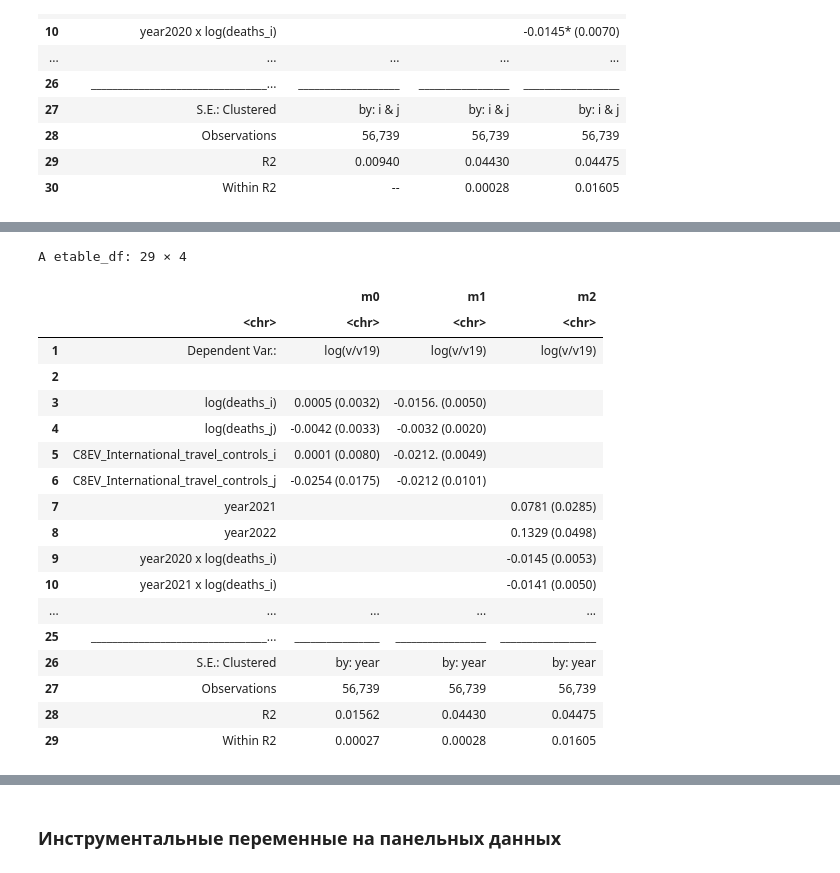
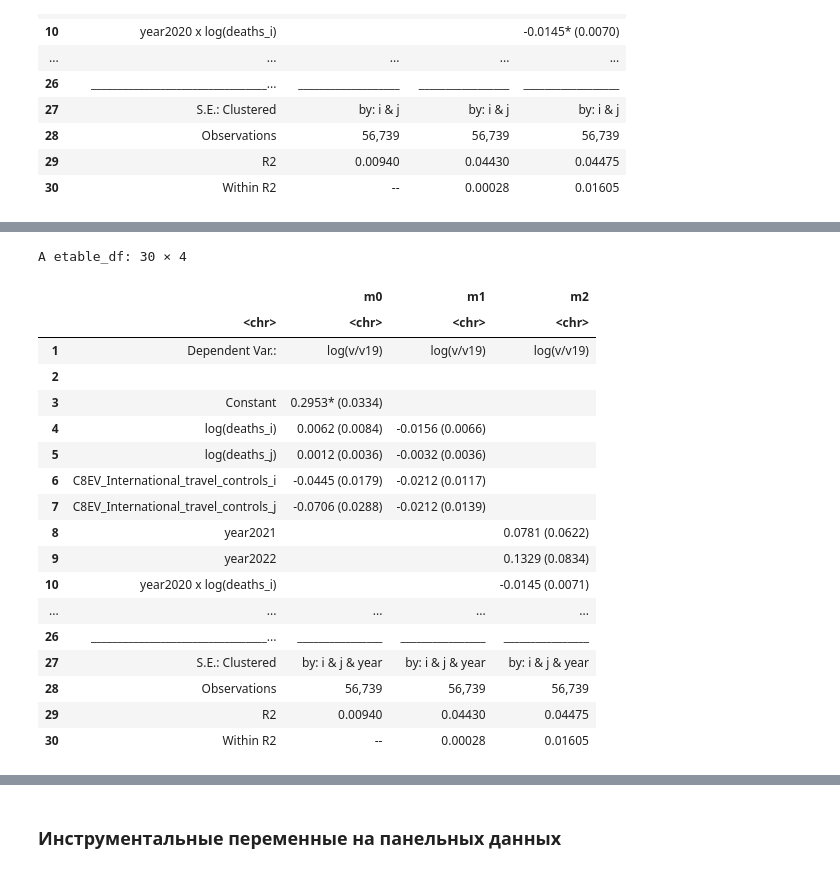
Before and after one commit to xan-d-or/thesis, a Jupyter notebook: analysis/hs0_estimation.ipynb, the cells around one changed output, grey strips where cells are left out. Cells and saved outputs as stored; diff of their text form; code cells hidden in the pictures.

Commit message:
Поправил калстеризацию ошибок с годом

```diff
--- a/analysis/hs0_estimation.ipynb
+++ b/analysis/hs0_estimation.ipynb
@@ -175,27 +175,28 @@ A etable_df: 29 × 4
 # %%
-# Пробую кластеризацию ошибок по годам: с теоретической точки зрения это обосновано тем,
-# что все связанные с одной страной наблюдения связаны, значит и во всём графе наблюдения связаны.
-# При этом если нет автокорреляции (учитывая, что у меня 3 периода, это вроде ОК), то кластеризация по годам именно так и делает.
-# Но в статьях пишут, что нельзя использовать кластеризацию ошибок, если меньше чем 50 кластеров...
-# Интересно, что здесь эффект импортёра значимый, а в предыдущей спецификации эффект экспортёра...
-etable(m0, m1, m2, vcov = ~year, signif.code=signif.code)
+# Всё-таки кластеризовать только по году нельзя, потому что мы в формуле указываем кусочки ошибок которые скоррелированные
+    # Пробую кластеризацию ошибок по годам: с теоретической точки зрения это обосновано тем,
+    # что все связанные с одной страной наблюдения связаны, значит и во всём графе наблюдения связаны.
+    # При этом если нет автокорреляции (учитывая, что у меня 3 периода, это вроде ОК), то кластеризация по годам именно так и делает.
+    # Но в статьях пишут, что нельзя использовать кластеризацию ошибок, если меньше чем 50 кластеров...
+    # Интересно, что здесь эффект импортёра значимый, а в предыдущей спецификации эффект экспортёра...
+etable(m0, m1, m2, vcov = ~i+j+year, signif.code=signif.code)
 # %% [output]
-A etable_df: 29 × 4
+A etable_df: 30 × 4
 |  |  | m0 | m1 | m2 |
 |  | <chr> | <chr> | <chr> | <chr> |
 | 1 | Dependent Var.: | log(v/v19) | log(v/v19) | log(v/v19) |
 | 2 |  |  |  |  |
-| 3 | log(deaths_i) | 0.0005 (0.0032) | -0.0156. (0.0050) |  |
-| 4 | log(deaths_j) | -0.0042 (0.0033) | -0.0032 (0.0020) |  |
-| 5 | C8EV_International_travel_controls_i | 0.0001 (0.0080) | -0.0212. (0.0049) |  |
-| 6 | C8EV_International_travel_controls_j | -0.0254 (0.0175) | -0.0212 (0.0101) |  |
-| 7 | year2021 |  |  | 0.0781 (0.0285) |
-| 8 | year2022 |  |  | 0.1329 (0.0498) |
-| 9 | year2020 x log(deaths_i) |  |  | -0.0145 (0.0053) |
-| 10 | year2021 x log(deaths_i) |  |  | -0.0141 (0.0050) |
+| 3 | Constant | 0.2953* (0.0334) |  |  |
+| 4 | log(deaths_i) | 0.0062 (0.0084) | -0.0156 (0.0066) |  |
+| 5 | log(deaths_j) | 0.0012 (0.0036) | -0.0032 (0.0036) |  |
+| 6 | C8EV_International_travel_controls_i | -0.0445 (0.0179) | -0.0212 (0.0117) |  |
+| 7 | C8EV_International_travel_controls_j | -0.0706 (0.0288) | -0.0212 (0.0139) |  |
+| 8 | year2021 |  |  | 0.0781 (0.0622) |
+| 9 | year2022 |  |  | 0.1329 (0.0834) |
+| 10 | year2020 x log(deaths_i) |  |  | -0.0145 (0.0071) |
 | ... | ... | ... | ... | ... |
-| 25 | _________________________________... | ________________ | _________________ | __________________ |
-| 26 | S.E.: Clustered | by: year | by: year | by: year |
-| 27 | Observations | 56,739 | 56,739 | 56,739 |
-| 28 | R2 | 0.01562 | 0.04430 | 0.04475 |
-| 29 | Within R2 | 0.00027 | 0.00028 | 0.01605 |
+| 26 | _________________________________... | ________________ | ________________ | ________________ |
+| 27 | S.E.: Clustered | by: i & j & year | by: i & j & year | by: i & j & year |
+| 28 | Observations | 56,739 | 56,739 | 56,739 |
+| 29 | R2 | 0.00940 | 0.04430 | 0.04475 |
+| 30 | Within R2 | -- | 0.00028 | 0.01605 |
```
Also changed, not shown: parts of 4 cells of this notebook, 2 other files.
